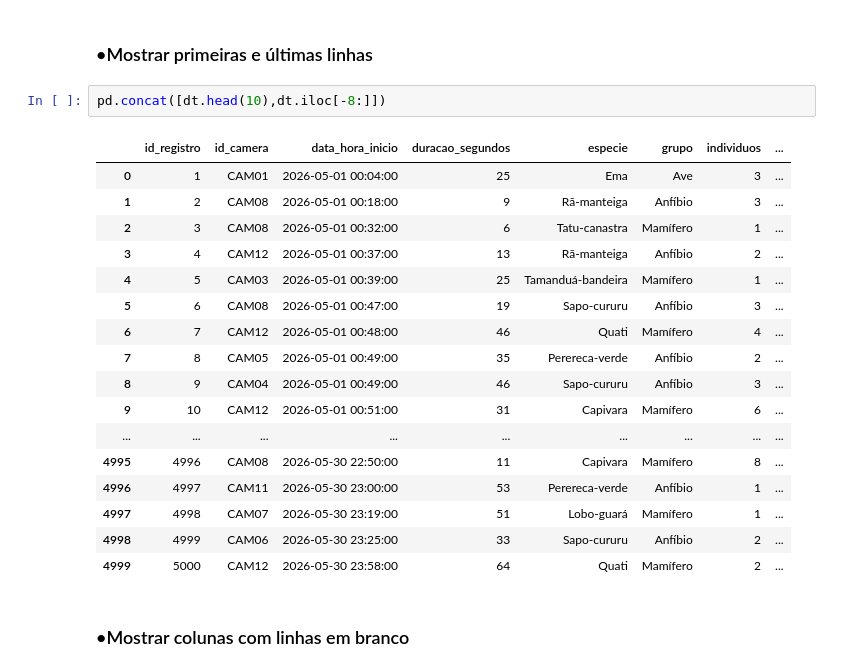
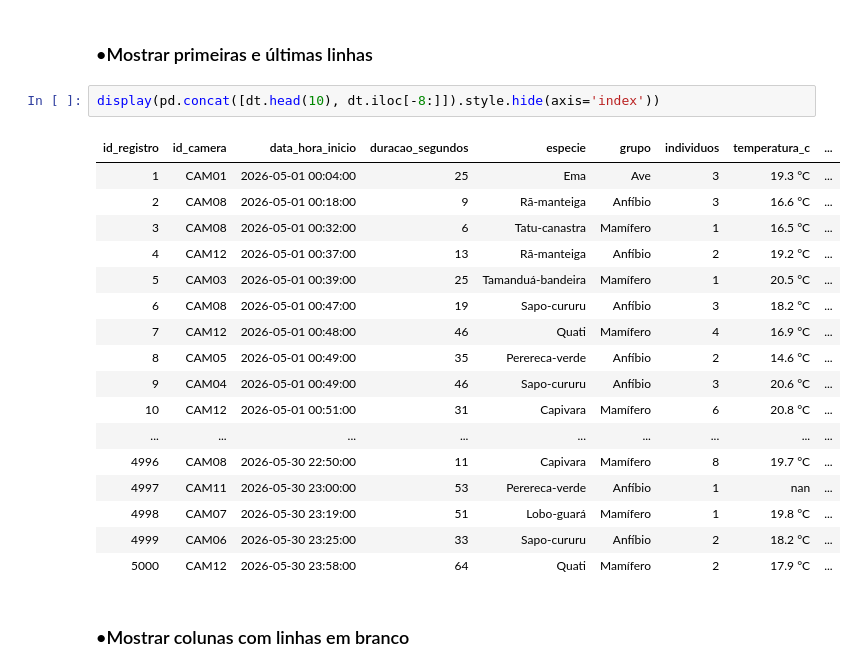
Before and after one commit to dinizjr/Trilha-IA, a Jupyter notebook: DS/Ex01.ipynb, the cells around one changed output. Saved outputs shown, nothing was run; the diff lists cells and outputs as text.

```diff
--- a/DS/Ex01.ipynb
+++ b/DS/Ex01.ipynb
@@ -55,25 +56,25 @@ memory usage: 351.7 KB
 # %% [markdown]
 ### •Mostrar primeiras e últimas linhas
 # %%
-pd.concat([dt.head(10),dt.iloc[-8:]])
+display(pd.concat([dt.head(10), dt.iloc[-8:]]).style.hide(axis='index'))
 # %% [output]
-|  | id_registro | id_camera | data_hora_inicio | duracao_segundos | especie | grupo | individuos | ... |
-| 0 | 1 | CAM01 | 2026-05-01 00:04:00 | 25 | Ema | Ave | 3 | ... |
-| 1 | 2 | CAM08 | 2026-05-01 00:18:00 | 9 | Rã-manteiga | Anfíbio | 3 | ... |
-| 2 | 3 | CAM08 | 2026-05-01 00:32:00 | 6 | Tatu-canastra | Mamífero | 1 | ... |
-| 3 | 4 | CAM12 | 2026-05-01 00:37:00 | 13 | Rã-manteiga | Anfíbio | 2 | ... |
-| 4 | 5 | CAM03 | 2026-05-01 00:39:00 | 25 | Tamanduá-bandeira | Mamífero | 1 | ... |
-| 5 | 6 | CAM08 | 2026-05-01 00:47:00 | 19 | Sapo-cururu | Anfíbio | 3 | ... |
-| 6 | 7 | CAM12 | 2026-05-01 00:48:00 | 46 | Quati | Mamífero | 4 | ... |
-| 7 | 8 | CAM05 | 2026-05-01 00:49:00 | 35 | Perereca-verde | Anfíbio | 2 | ... |
-| 8 | 9 | CAM04 | 2026-05-01 00:49:00 | 46 | Sapo-cururu | Anfíbio | 3 | ... |
-| 9 | 10 | CAM12 | 2026-05-01 00:51:00 | 31 | Capivara | Mamífero | 6 | ... |
+| id_registro | id_camera | data_hora_inicio | duracao_segundos | especie | grupo | individuos | temperatura_c | ... |
+| 1 | CAM01 | 2026-05-01 00:04:00 | 25 | Ema | Ave | 3 | 19.3 °C | ... |
+| 2 | CAM08 | 2026-05-01 00:18:00 | 9 | Rã-manteiga | Anfíbio | 3 | 16.6 °C | ... |
+| 3 | CAM08 | 2026-05-01 00:32:00 | 6 | Tatu-canastra | Mamífero | 1 | 16.5 °C | ... |
+| 4 | CAM12 | 2026-05-01 00:37:00 | 13 | Rã-manteiga | Anfíbio | 2 | 19.2 °C | ... |
+| 5 | CAM03 | 2026-05-01 00:39:00 | 25 | Tamanduá-bandeira | Mamífero | 1 | 20.5 °C | ... |
+| 6 | CAM08 | 2026-05-01 00:47:00 | 19 | Sapo-cururu | Anfíbio | 3 | 18.2 °C | ... |
+| 7 | CAM12 | 2026-05-01 00:48:00 | 46 | Quati | Mamífero | 4 | 16.9 °C | ... |
+| 8 | CAM05 | 2026-05-01 00:49:00 | 35 | Perereca-verde | Anfíbio | 2 | 14.6 °C | ... |
+| 9 | CAM04 | 2026-05-01 00:49:00 | 46 | Sapo-cururu | Anfíbio | 3 | 20.6 °C | ... |
+| 10 | CAM12 | 2026-05-01 00:51:00 | 31 | Capivara | Mamífero | 6 | 20.8 °C | ... |
 | ... | ... | ... | ... | ... | ... | ... | ... | ... |
-| 4995 | 4996 | CAM08 | 2026-05-30 22:50:00 | 11 | Capivara | Mamífero | 8 | ... |
-| 4996 | 4997 | CAM11 | 2026-05-30 23:00:00 | 53 | Perereca-verde | Anfíbio | 1 | ... |
-| 4997 | 4998 | CAM07 | 2026-05-30 23:19:00 | 51 | Lobo-guará | Mamífero | 1 | ... |
-| 4998 | 4999 | CAM06 | 2026-05-30 23:25:00 | 33 | Sapo-cururu | Anfíbio | 2 | ... |
-| 4999 | 5000 | CAM12 | 2026-05-30 23:58:00 | 64 | Quati | Mamífero | 2 | ... |
+| 4996 | CAM08 | 2026-05-30 22:50:00 | 11 | Capivara | Mamífero | 8 | 19.7 °C | ... |
+| 4997 | CAM11 | 2026-05-30 23:00:00 | 53 | Perereca-verde | Anfíbio | 1 | nan | ... |
+| 4998 | CAM07 | 2026-05-30 23:19:00 | 51 | Lobo-guará | Mamífero | 1 | 19.8 °C | ... |
+| 4999 | CAM06 | 2026-05-30 23:25:00 | 33 | Sapo-cururu | Anfíbio | 2 | 18.2 °C | ... |
+| 5000 | CAM12 | 2026-05-30 23:58:00 | 64 | Quati | Mamífero | 2 | 17.9 °C | ... |
 # %% [markdown]
 ### •Mostrar colunas com linhas em branco
 # %%
```
Also changed, not shown: parts of 8 cells of this notebook.
